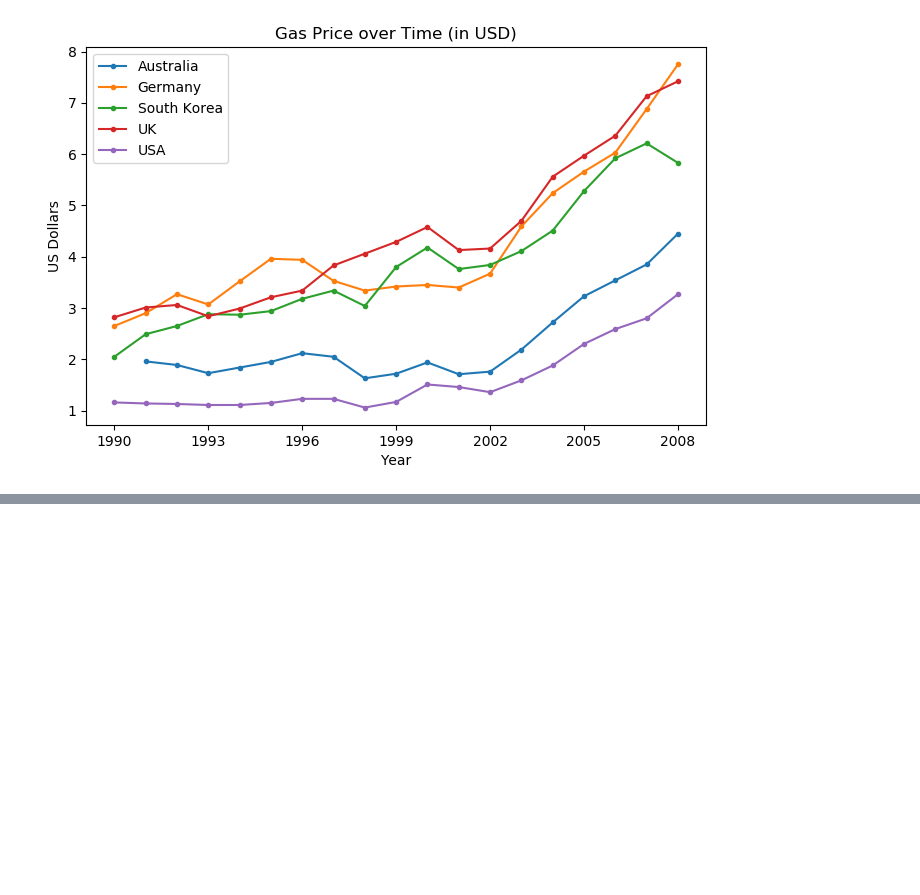
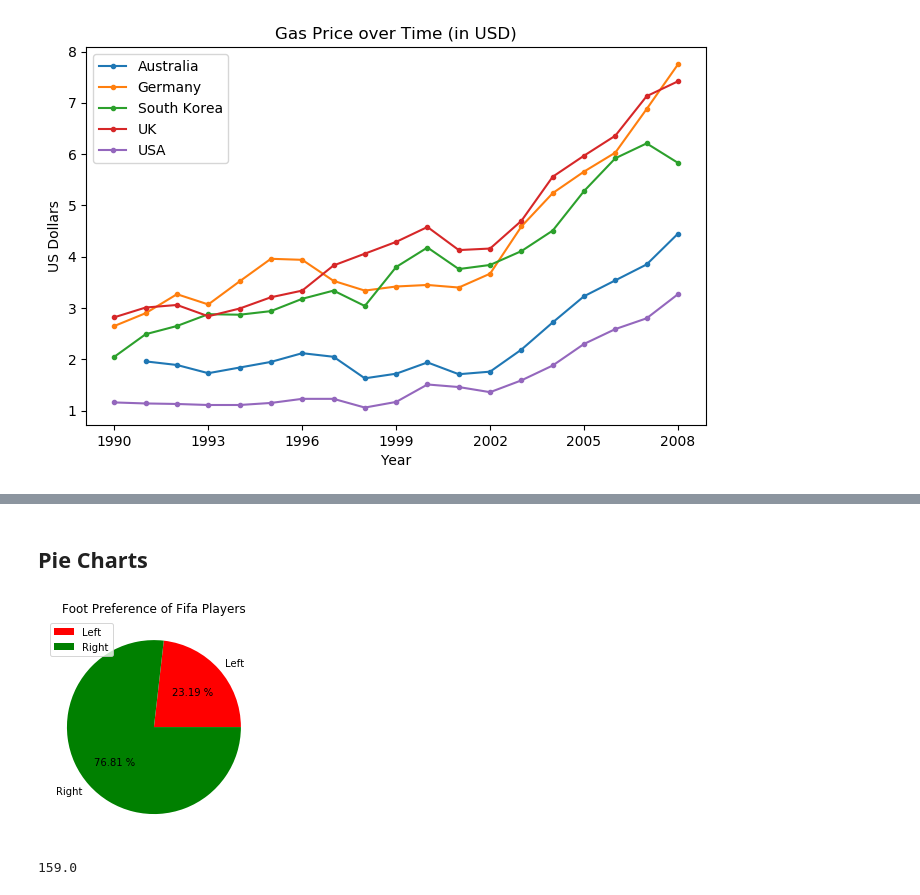
Before and after one commit to wenyuc/basic_learning, a Jupyter notebook: visualization_intro.ipynb, the cells around one changed output, grey strips where cells are left out. Drawn from its saved outputs; the diff is of its cells as text; code cells hidden in the pictures; blank space fills up the shorter version.

```diff
--- a/visualization_intro.ipynb
+++ b/visualization_intro.ipynb
@@ -93,0 +121,19 @@ plt.show()
+# %% [markdown]
+## Pie Charts
+# %%
+left = fifa.loc[fifa['Preferred Foot'] == 'Left', :].count()[0]
+right = fifa.loc[fifa['Preferred Foot'] == "Right", :].count()[0]
+
+labels = ['Left', 'Right']
+colors = ['red', 'green']
+plt.title('Foot Preference of Fifa Players')
+plt.pie([left, right], labels = labels, colors = colors, autopct = "%.2f %%")
+plt.legend()
+plt.show()
+# %% [output]
+[figure, added]
+# %%
+fifa.Weight = [int(x.strip('lbs')) if type(x) == str else x for x in fifa.Weight]
+fifa.Weight[0]
+# %% [output]
+159.0
```
Also changed, not shown: parts of 8 cells of this notebook.
